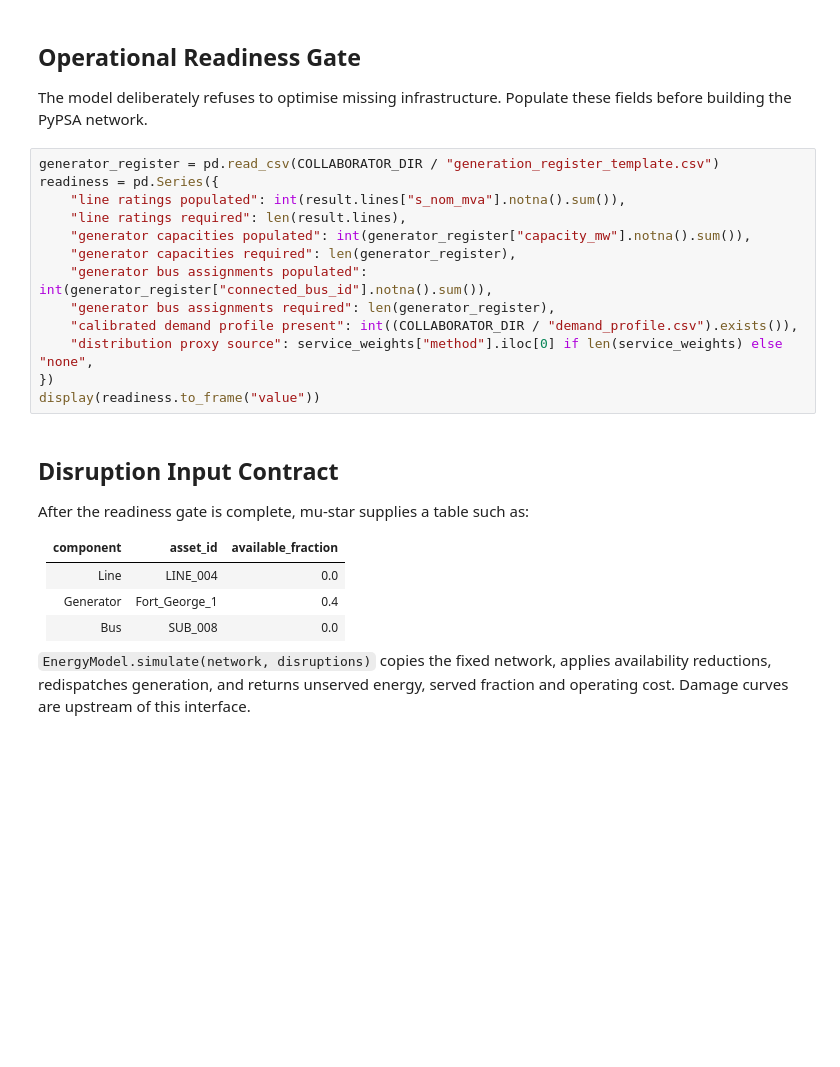
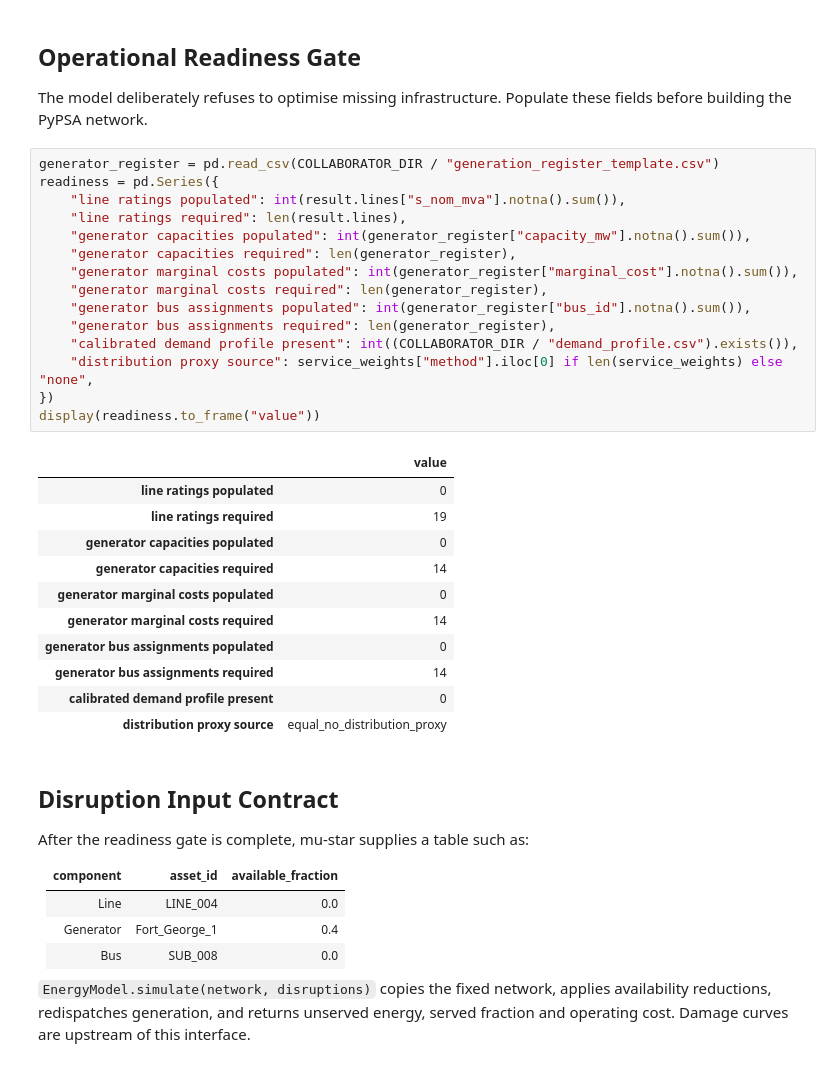
Before and after one commit to cpalazzi/pypsa-earth-mauritius-kestrel, a Jupyter notebook: notebooks/asset_model/01_operational_network.ipynb, the cells around one changed output. Cells and saved outputs as stored; diff of their text form; blank space fills up the shorter version.

```diff
--- a/notebooks/asset_model/01_operational_network.ipynb
+++ b/notebooks/asset_model/01_operational_network.ipynb
@@ -80,16 +133,30 @@ The model deliberately refuses to optimise missing infrastructure. Populate thes
 # %%
 generator_register = pd.read_csv(COLLABORATOR_DIR / "generation_register_template.csv")
 readiness = pd.Series({
     "line ratings populated": int(result.lines["s_nom_mva"].notna().sum()),
     "line ratings required": len(result.lines),
     "generator capacities populated": int(generator_register["capacity_mw"].notna().sum()),
     "generator capacities required": len(generator_register),
-    "generator bus assignments populated": int(generator_register["connected_bus_id"].notna().sum()),
+    "generator marginal costs populated": int(generator_register["marginal_cost"].notna().sum()),
+    "generator marginal costs required": len(generator_register),
+    "generator bus assignments populated": int(generator_register["bus_id"].notna().sum()),
     "generator bus assignments required": len(generator_register),
     "calibrated demand profile present": int((COLLABORATOR_DIR / "demand_profile.csv").exists()),
     "distribution proxy source": service_weights["method"].iloc[0] if len(service_weights) else "none",
 })
 display(readiness.to_frame("value"))
+# %% [output]
+|  | value |
+| line ratings populated | 0 |
+| line ratings required | 19 |
+| generator capacities populated | 0 |
+| generator capacities required | 14 |
+| generator marginal costs populated | 0 |
+| generator marginal costs required | 14 |
+| generator bus assignments populated | 0 |
+| generator bus assignments required | 14 |
+| calibrated demand profile present | 0 |
+| distribution proxy source | equal_no_distribution_proxy |
 # %% [markdown]
 ## Disruption Input Contract
 
```
Also changed, not shown: parts of 4 cells of this notebook, 23 other files.
